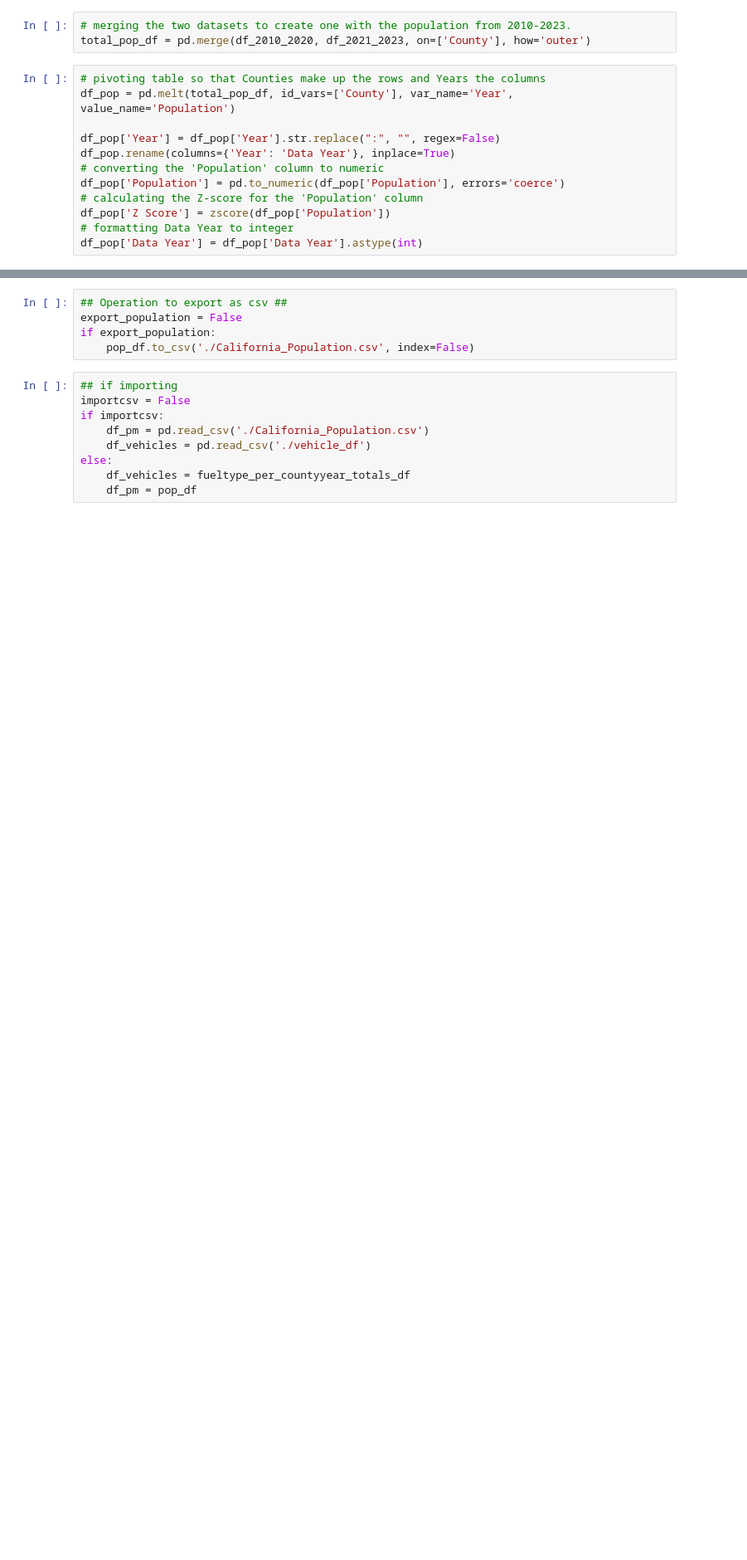
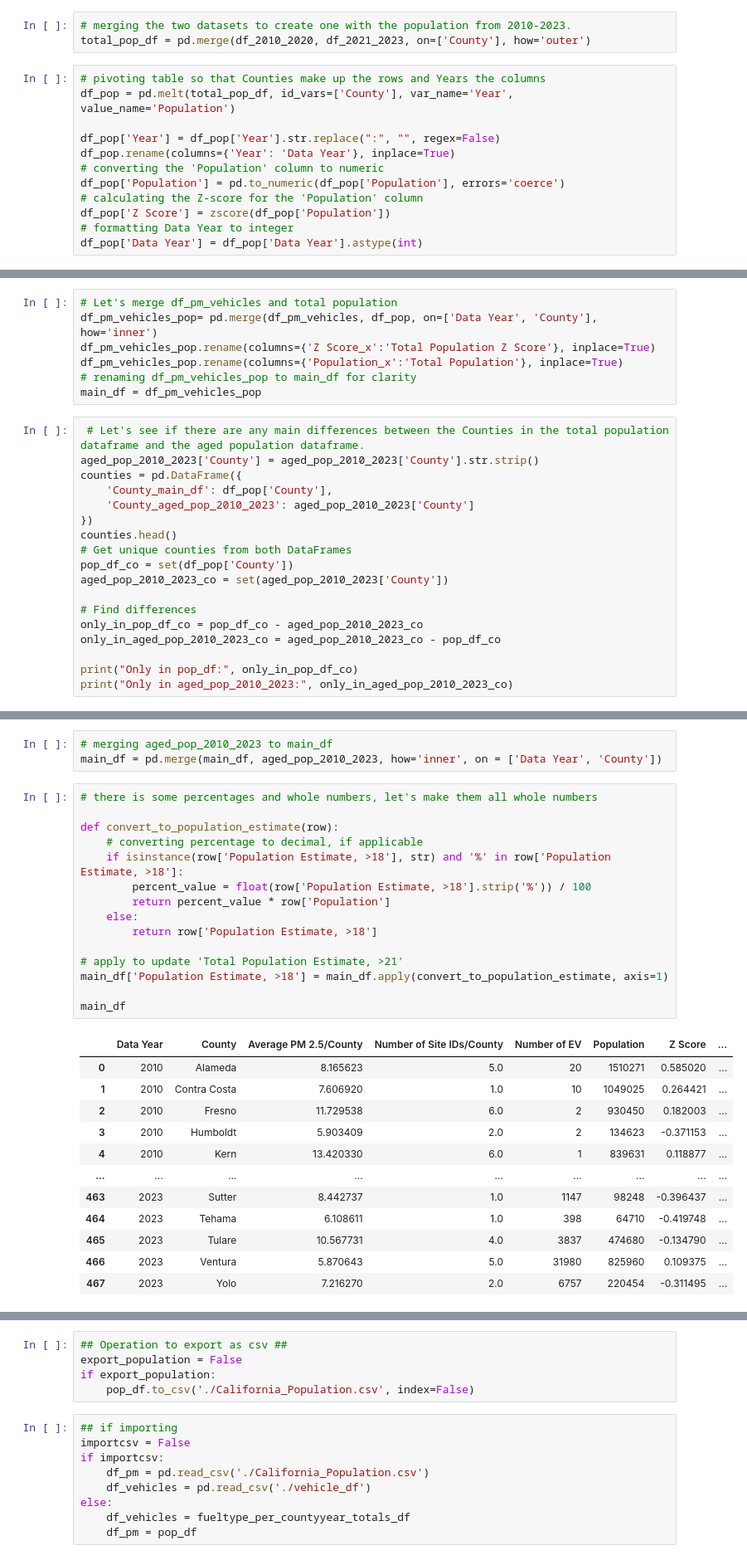
Before and after one commit to kellerl7/SIADS_Milestone_1, a Jupyter notebook: 19-btschmid-claris-lucaskel-kr_backup.ipynb, the cells around one changed output, grey strips where cells are left out. Shown: that part at 83% size. Cells and saved outputs as stored; diff of their text form; blank space fills up the shorter version.

Commit message:
finished updating code, main_df is now there :)

```diff
--- a/19-btschmid-claris-lucaskel-kr_backup.ipynb
+++ b/19-btschmid-claris-lucaskel-kr_backup.ipynb
@@ -564,0 +708,25 @@ df_pop['Data Year'] = df_pop['Data Year'].astype(int)
+# %%
+# Let's merge df_pm_vehicles and total population
+df_pm_vehicles_pop= pd.merge(df_pm_vehicles, df_pop, on=['Data Year', 'County'], how='inner')
+df_pm_vehicles_pop.rename(columns={'Z Score_x':'Total Population Z Score'}, inplace=True)
+df_pm_vehicles_pop.rename(columns={'Population_x':'Total Population'}, inplace=True)
+# renaming df_pm_vehicles_pop to main_df for clarity
+main_df = df_pm_vehicles_pop
+# %%
+ # Let's see if there are any main differences between the Counties in the total population dataframe and the aged population dataframe.
+aged_pop_2010_2023['County'] = aged_pop_2010_2023['County'].str.strip()
+counties = pd.DataFrame({
+    'County_main_df': df_pop['County'],
+    'County_aged_pop_2010_2023': aged_pop_2010_2023['County']
+})
+counties.head()
+# Get unique counties from both DataFrames
+pop_df_co = set(df_pop['County'])
+aged_pop_2010_2023_co = set(aged_pop_2010_2023['County'])
+
+# Find differences
+only_in_pop_df_co = pop_df_co - aged_pop_2010_2023_co
+only_in_aged_pop_2010_2023_co = aged_pop_2010_2023_co - pop_df_co
+
+print("Only in pop_df:", only_in_pop_df_co)
+print("Only in aged_pop_2010_2023:", only_in_aged_pop_2010_2023_co)
@@ -564,0 +736,31 @@ df_pop['Data Year'] = df_pop['Data Year'].astype(int)
+# %%
+# merging aged_pop_2010_2023 to main_df
+main_df = pd.merge(main_df, aged_pop_2010_2023, how='inner', on = ['Data Year', 'County'])
+# %%
+# there is some percentages and whole numbers, let's make them all whole numbers
+
+def convert_to_population_estimate(row):
+    # converting percentage to decimal, if applicable
+    if isinstance(row['Population Estimate, >18'], str) and '%' in row['Population Estimate, >18']:
+        percent_value = float(row['Population Estimate, >18'].strip('%')) / 100
+        return percent_value * row['Population']
+    else:
+        return row['Population Estimate, >18']
+
+# apply to update 'Total Population Estimate, >21'
+main_df['Population Estimate, >18'] = main_df.apply(convert_to_population_estimate, axis=1)
+
+main_df
+# %% [output]
+|  | Data Year | County | Average PM 2.5/County | Number of Site IDs/County | Number of EV | Population | Z Score | ... |
+| 0 | 2010 | Alameda | 8.165623 | 5.0 | 20 | 1510271 | 0.585020 | ... |
+| 1 | 2010 | Contra Costa | 7.606920 | 1.0 | 10 | 1049025 | 0.264421 | ... |
+| 2 | 2010 | Fresno | 11.729538 | 6.0 | 2 | 930450 | 0.182003 | ... |
+| 3 | 2010 | Humboldt | 5.903409 | 2.0 | 2 | 134623 | -0.371153 | ... |
+| 4 | 2010 | Kern | 13.420330 | 6.0 | 1 | 839631 | 0.118877 | ... |
+| ... | ... | ... | ... | ... | ... | ... | ... | ... |
+| 463 | 2023 | Sutter | 8.442737 | 1.0 | 1147 | 98248 | -0.396437 | ... |
+| 464 | 2023 | Tehama | 6.108611 | 1.0 | 398 | 64710 | -0.419748 | ... |
+| 465 | 2023 | Tulare | 10.567731 | 4.0 | 3837 | 474680 | -0.134790 | ... |
+| 466 | 2023 | Ventura | 5.870643 | 5.0 | 31980 | 825960 | 0.109375 | ... |
+| 467 | 2023 | Yolo | 7.216270 | 2.0 | 6757 | 220454 | -0.311495 | ... |
```
Also changed, not shown: parts of 21 cells of this notebook.
